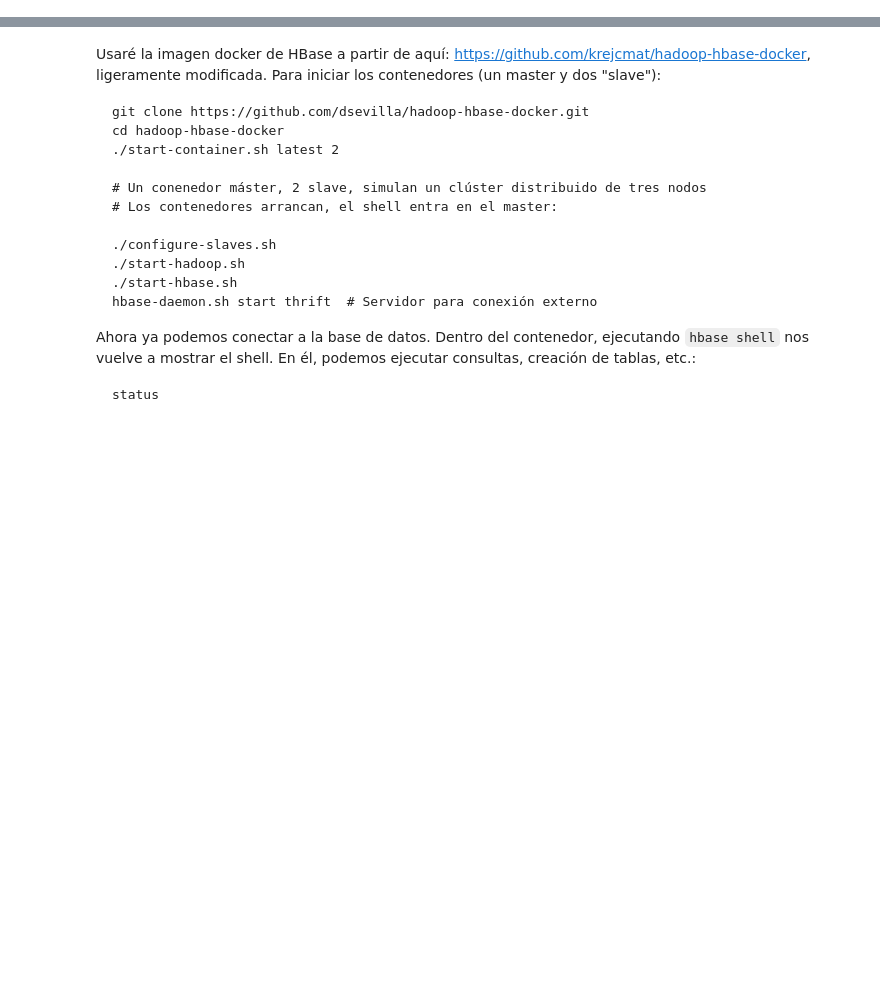
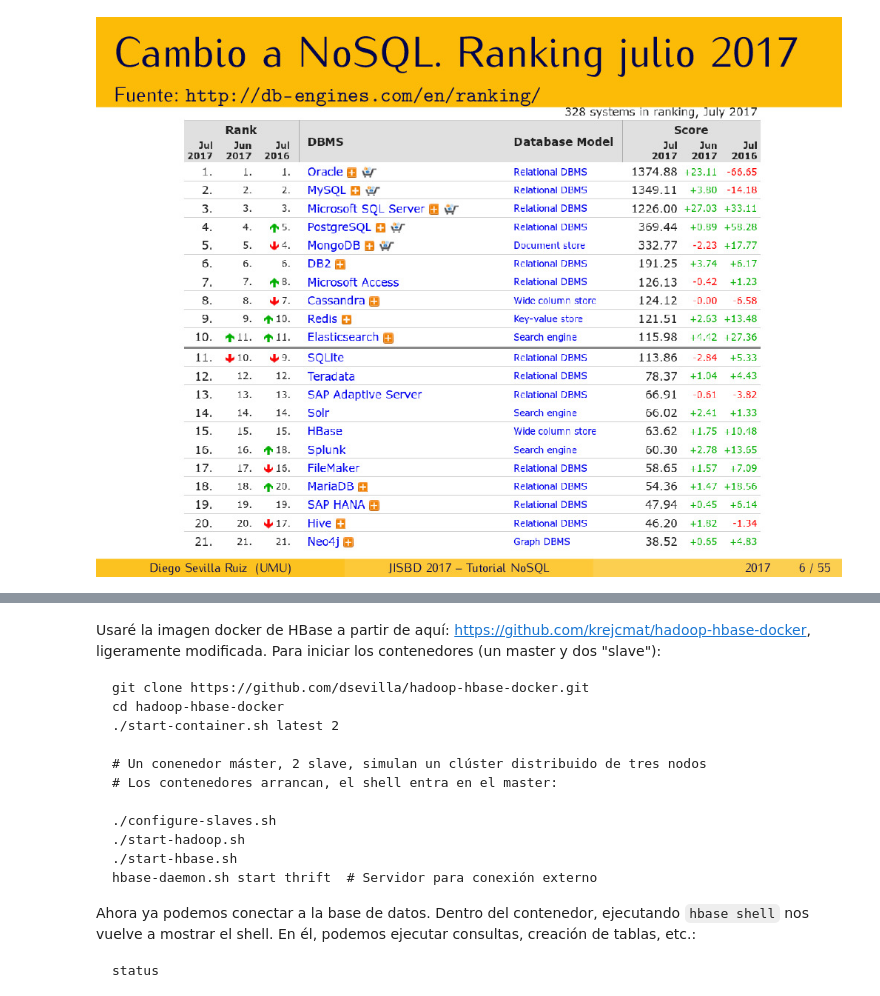
Before and after one commit to dsevilla/jisbd17-nosql, a Jupyter notebook: talk.ipynb, the cells around one changed output, grey strips where cells are left out. Drawn from its saved outputs; the diff is of its cells as text; code cells hidden in the pictures; blank space fills up the shorter version.

```diff
--- a/talk.ipynb
+++ b/talk.ipynb
@@ -12,5 +79,7 @@ from IPython.display import Image
 # %%
-ds(1)
+ds(5)
+# %% [output]
+[figure, added]
 # %%
 import glob
 files = glob.glob('slides/slides-dir/*.jpg')
```
Also changed, not shown: parts of 4 cells of this notebook, 1 other file.
